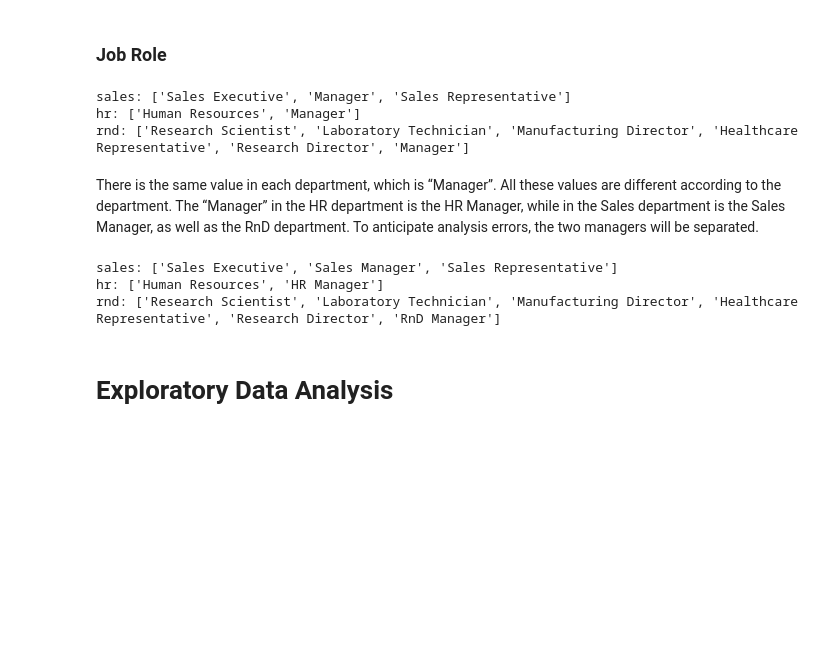
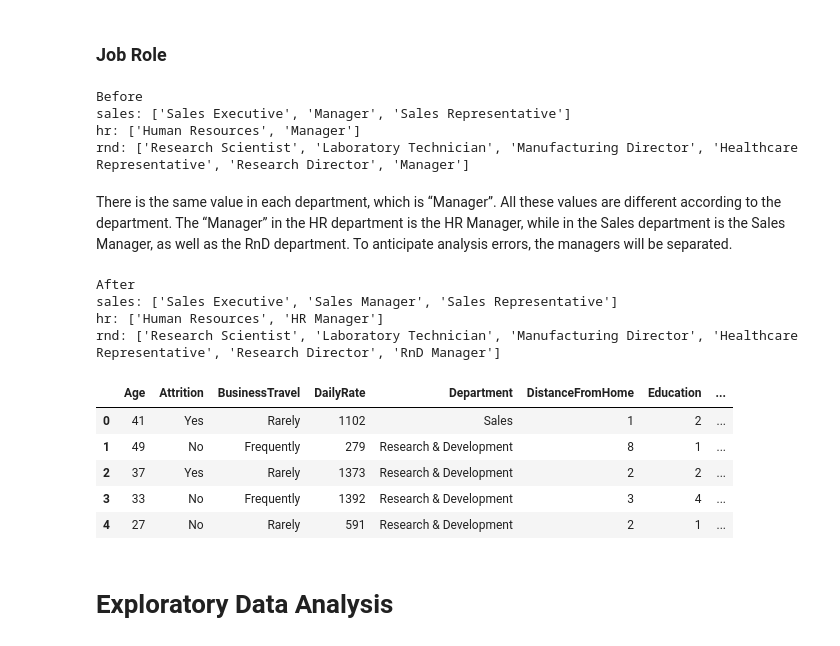
Before and after one commit to FadhiilDzaki/Employee_Attrition, a Jupyter notebook: EDA.ipynb, the cells around one changed output. Saved outputs shown, nothing was run; the diff lists cells and outputs as text; code cells hidden in the pictures; blank space fills up the shorter version.

```diff
--- a/EDA.ipynb
+++ b/EDA.ipynb
@@ -462,15 +465,17 @@ hr = df[df['Department']=='Human Resources']
 rnd = df[df['Department']=='Research & Development']
 
 # check job role
+print('Before')
 print('sales:',sales['JobRole'].unique().tolist())
 print('hr:',hr['JobRole'].unique().tolist())
 print('rnd:',rnd['JobRole'].unique().tolist())
 # %% [output]
+Before
 sales: ['Sales Executive', 'Manager', 'Sales Representative']
 hr: ['Human Resources', 'Manager']
 rnd: ['Research Scientist', 'Laboratory Technician', 'Manufacturing Director', 'Healthcare Representative', 'Research Director', 'Manager']
 # %% [markdown]
-There is the same value in each department, which is “Manager”. All these values are different according to the department. The “Manager” in the HR department is the HR Manager, while in the Sales department is the Sales Manager, as well as the RnD department. To anticipate analysis errors, the two managers will be separated.
+There is the same value in each department, which is “Manager”. All these values are different according to the department. The “Manager” in the HR department is the HR Manager, while in the Sales department is the Sales Manager, as well as the RnD department. To anticipate analysis errors, the managers will be separated.
 # %%
 # Manager di Department tertentu
 df['JobRole'] = np.where((df['JobRole'] == 'Manager') & (df['Department'] == 'Human Resources'), 'HR Manager',df['JobRole'])
@@ -484,10 +489,12 @@ hr = df[df['Department']=='Human Resources']
 rnd = df[df['Department']=='Research & Development']
 
 # check job role
+print('After')
 print('sales:',sales['JobRole'].unique().tolist())
 print('hr:',hr['JobRole'].unique().tolist())
 print('rnd:',rnd['JobRole'].unique().tolist())
 # %% [output]
+After
 sales: ['Sales Executive', 'Sales Manager', 'Sales Representative']
 hr: ['Human Resources', 'HR Manager']
 rnd: ['Research Scientist', 'Laboratory Technician', 'Manufacturing Director', 'Healthcare Representative', 'Research Director', 'RnD Manager']
@@ -498,6 +505,15 @@ df.to_csv('HR_Analytics_Clean.csv', index=False)
 # %%
 # load
 df = df_val_mnpl.copy()
+# %%
+df.head()
+# %% [output]
+|  | Age | Attrition | BusinessTravel | DailyRate | Department | DistanceFromHome | Education | ... |
+| 0 | 41 | Yes | Rarely | 1102 | Sales | 1 | 2 | ... |
+| 1 | 49 | No | Frequently | 279 | Research & Development | 8 | 1 | ... |
+| 2 | 37 | Yes | Rarely | 1373 | Research & Development | 2 | 2 | ... |
+| 3 | 33 | No | Frequently | 1392 | Research & Development | 3 | 4 | ... |
+| 4 | 27 | No | Rarely | 591 | Research & Development | 2 | 1 | ... |
 # %% [markdown]
 # Exploratory Data Analysis
 # %% [markdown]
```
Also changed, not shown: parts of 3 cells of this notebook, 2 other files.
